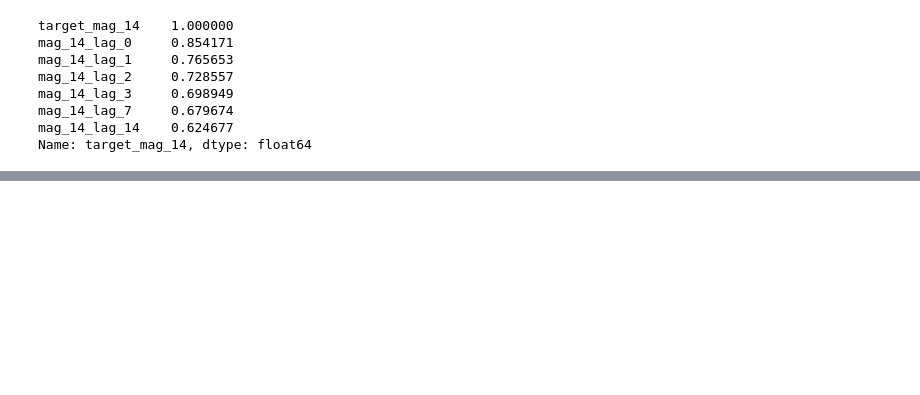
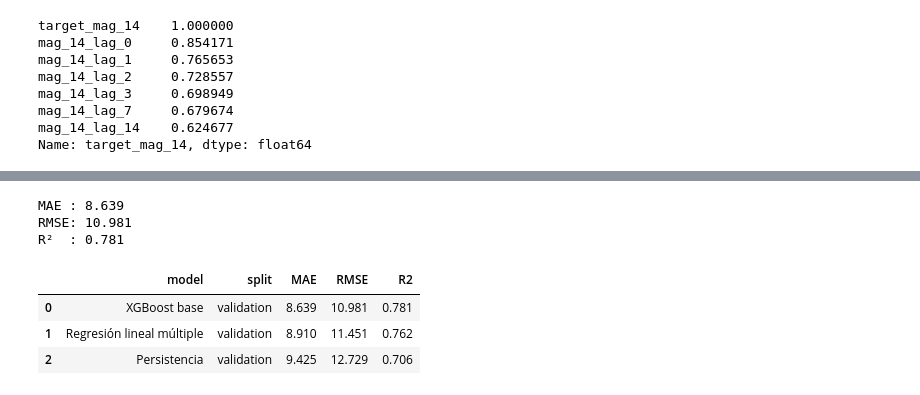
Before and after one commit to d-sba/TFM, a Jupyter notebook: src/models/xgboost/O3/xgboost_dani.ipynb, the cells around one changed output, grey strips where cells are left out. Saved outputs shown, nothing was run; the diff lists cells and outputs as text; code cells hidden in the pictures; blank space fills up the shorter version.

```diff
--- a/src/models/xgboost/O3/xgboost_dani.ipynb
+++ b/src/models/xgboost/O3/xgboost_dani.ipynb
@@ -221,0 +279,2 @@ NameError: name 'METEO_VARIABLES' is not defined
+# %%
+val["pred_persistence"] = val["mag_14_lag_0"]
@@ -221,0 +545,51 @@ NameError: name 'METEO_VARIABLES' is not defined
+# %%
+pred_xgb = xgb_model.predict(X_val)
+# %%
+mae_xgb = mean_absolute_error(
+    y_val,
+    pred_xgb
+)
+
+rmse_xgb = np.sqrt(
+    mean_squared_error(
+        y_val,
+        pred_xgb
+    )
+)
+
+r2_xgb = r2_score(
+    y_val,
+    pred_xgb
+)
+
+print(f"MAE : {mae_xgb:.3f}")
+print(f"RMSE: {rmse_xgb:.3f}")
+print(f"R²  : {r2_xgb:.3f}")
+# %% [output]
+MAE : 8.639
+RMSE: 10.981
+R²  : 0.781
+# %%
+results.append({
+    "model": "XGBoost base",
+    "split": "validation",
+    "MAE": mae_xgb,
+    "RMSE": rmse_xgb,
+    "R2": r2_xgb
+})
+
+results_df = (
+    pd.DataFrame(results)
+    .drop_duplicates(
+        subset=["model", "split"]
+    )
+    .sort_values("RMSE")
+    .reset_index(drop=True)
+)
+
+display(results_df.round(3))
+# %% [output]
+|  | model | split | MAE | RMSE | R2 |
+| 0 | XGBoost base | validation | 8.639 | 10.981 | 0.781 |
+| 1 | Regresión lineal múltiple | validation | 8.910 | 11.451 | 0.762 |
+| 2 | Persistencia | validation | 9.425 | 12.729 | 0.706 |
```
Also changed, not shown: parts of 57 cells of this notebook, 3 other files.
